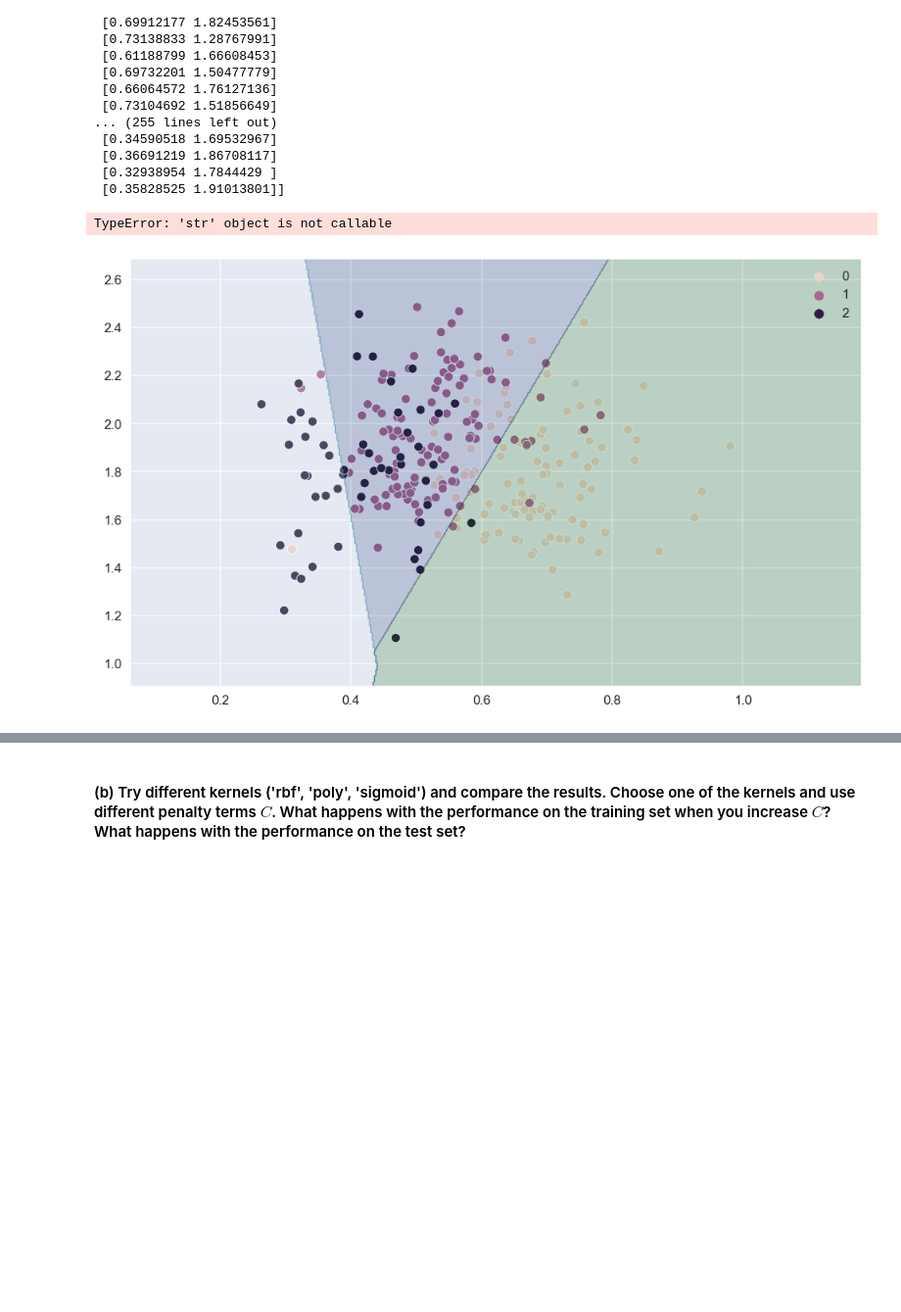
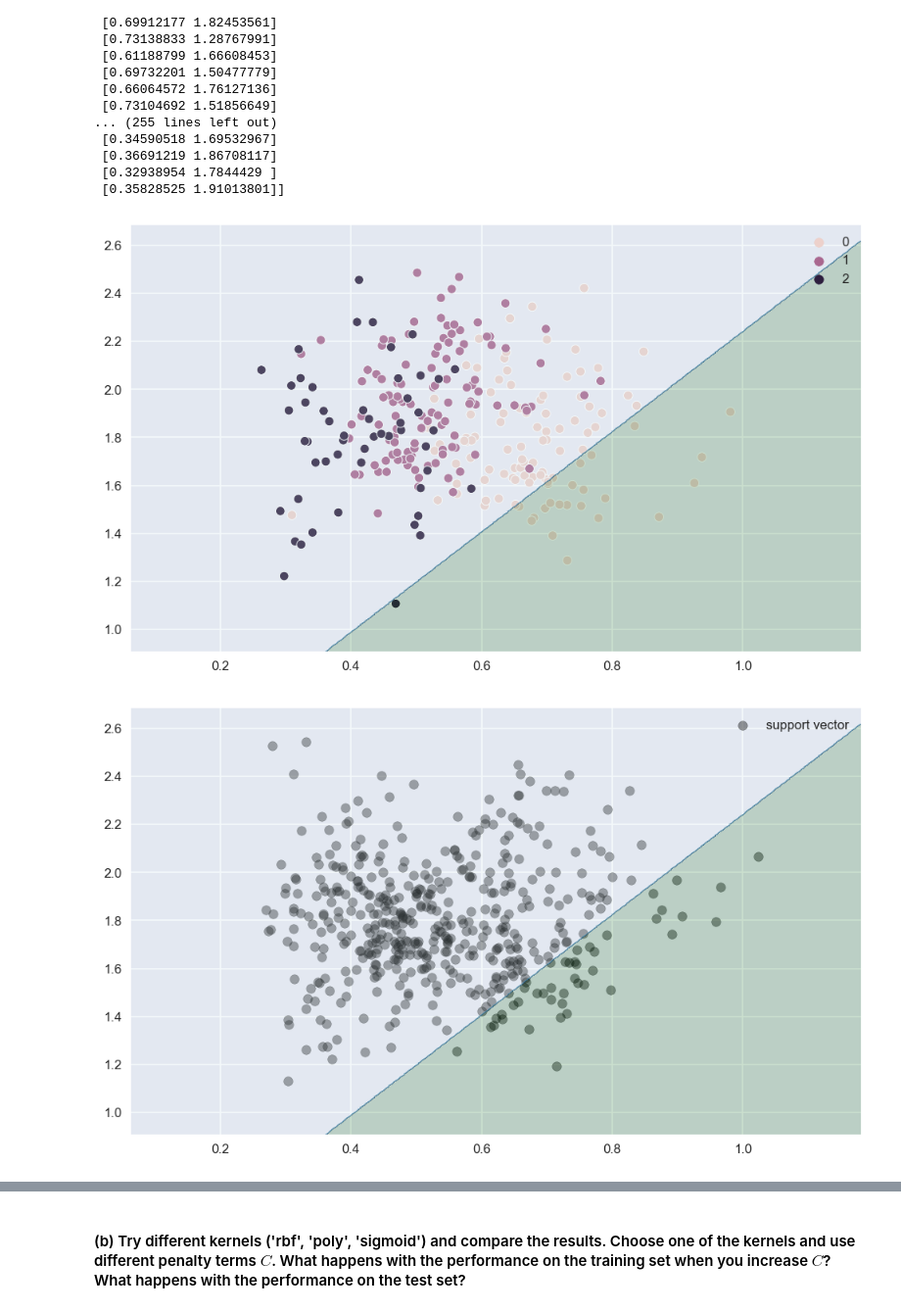
Before and after one commit to Eeaeau/TTT4185---ML-for-singnal-processing, a Jupyter notebook: Assignment 2/TTT4185_assignment_2_2021-10-02.ipynb, the cells around one changed output, grey strips where cells are left out. Shown at 98% size. Drawn from its saved outputs; the diff is of its cells as text; code cells hidden in the pictures; blank space fills up the shorter version.

```diff
--- a/Assignment 2/TTT4185_assignment_2_2021-10-02.ipynb
+++ b/Assignment 2/TTT4185_assignment_2_2021-10-02.ipynb
@@ -755,7 +755,7 @@ def Plot_SVM_decision_regions(clf, data, labels):
     sns.scatterplot(data[:, 0], data[:, 1], hue=labels)
     plt.contourf(xx, yy, Z2, cmap=plt.cm.ocean, alpha=0.2)
     plt.legend()
-    plt.title('Decision Area of SVM')
+    # plt.title('Decision Area of SVM')
     plt.show()
 
 
@@ -780,7 +780,7 @@ def Plot_Support_Vectors(clf, data):
                 :, 1], c='k', alpha=0.4, label='support vector')
     plt.contourf(xx, yy, Z2, cmap=plt.cm.ocean, alpha=0.2)
     plt.legend()
-    plt.title('Support Vectors')
+    # plt.title('Support Vectors')
     plt.show()
 # %% [markdown]
 #### (a) Create a linear SVM with different penalty terms $C=\{0.1, 1, 10\}$ and compare with the results in Problem 1.
@@ -848,23 +848,24 @@ print(test_X)
 # %%
 from sklearn.pipeline import make_pipeline
 from sklearn.preprocessing import StandardScaler
 from sklearn.svm import SVC
 
 Cs = [0.1, 1, 10]
 
 for C in Cs:
 
 
-    # clf = SVC(kernel='linear', C=C)
-    clf = make_pipeline(StandardScaler(), SVC(gamma='auto', kernel='linear', C=C))
+    clf = SVC(kernel='linear', C=C)
+    # clf = make_pipeline(StandardScaler(), SVC(gamma='auto', kernel='linear', C=C))
 
     clf.fit(train_X, train_Y)
     # print("fit_status_: ", clf.fit_status_)
     # print("classes: ", clf.)
 
     clf.predict(test_X)
 
     Plot_SVM_decision_regions(clf, test_X, test_Y)
+    Plot_Support_Vectors(clf, test_X)
 # %% [output]
-TypeError: 'str' object is not callable
-[figure, old version]
+[figure, new version]
+[figure, added]
```
Also changed, not shown: parts of 3 cells of this notebook.
